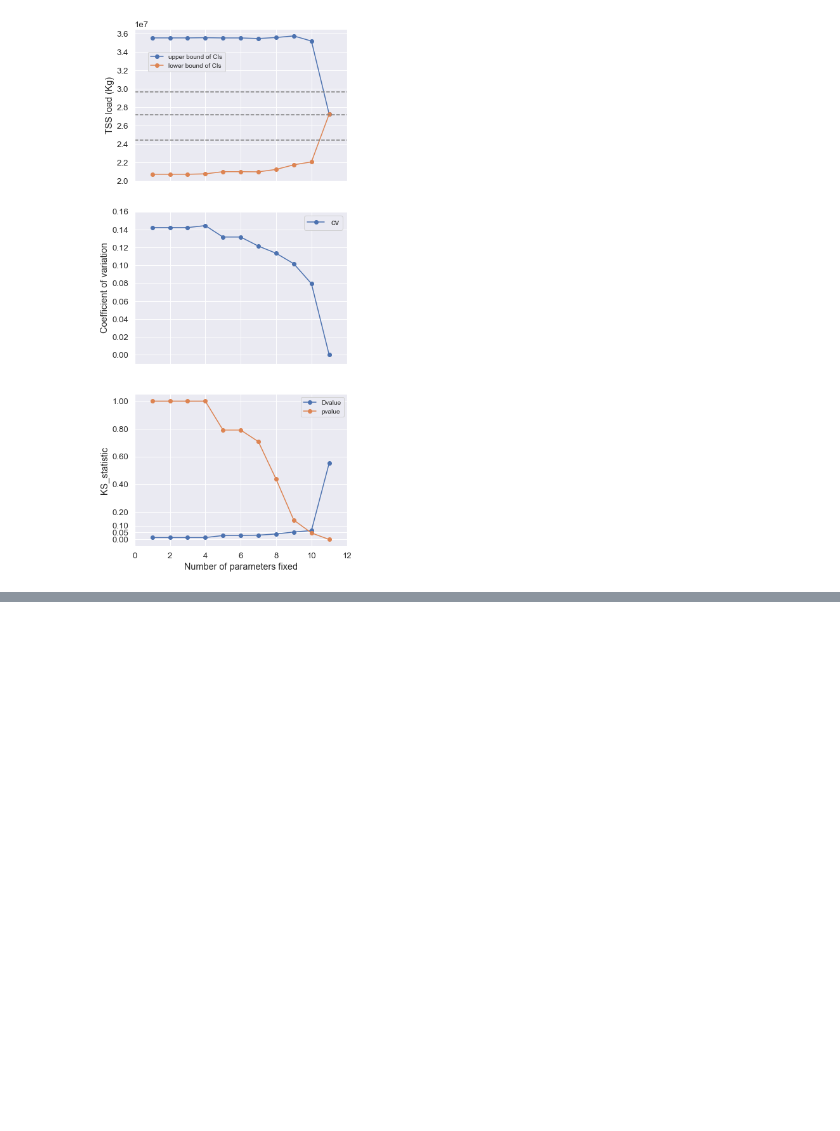
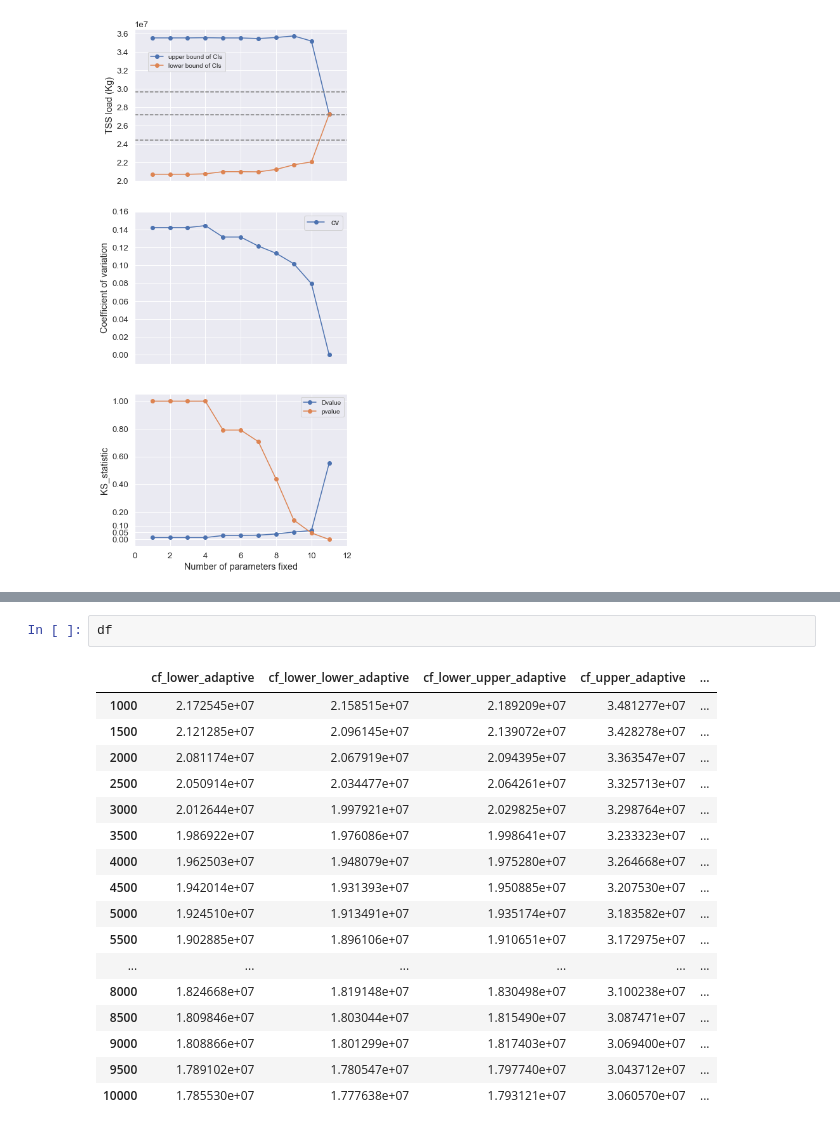
Before and after one commit to QianWanghhu/factor_fixing, a Jupyter notebook: qian_dev/visualization.ipynb, the cells around one changed output, grey strips where cells are left out. Saved outputs shown, nothing was run; the diff lists cells and outputs as text; blank space fills up the shorter version.

```diff
--- a/qian_dev/visualization.ipynb
+++ b/qian_dev/visualization.ipynb
@@ -144,0 +194,20 @@ plt.savefig(f'{fpath_save}/measures_combine.png', format='png', dpi=300, bbox_in
+# %%
+df
+# %% [output]
+|  | cf_lower_adaptive | cf_lower_lower_adaptive | cf_lower_upper_adaptive | cf_upper_adaptive | ... |
+| 1000 | 2.172545e+07 | 2.158515e+07 | 2.189209e+07 | 3.481277e+07 | ... |
+| 1500 | 2.121285e+07 | 2.096145e+07 | 2.139072e+07 | 3.428278e+07 | ... |
+| 2000 | 2.081174e+07 | 2.067919e+07 | 2.094395e+07 | 3.363547e+07 | ... |
+| 2500 | 2.050914e+07 | 2.034477e+07 | 2.064261e+07 | 3.325713e+07 | ... |
+| 3000 | 2.012644e+07 | 1.997921e+07 | 2.029825e+07 | 3.298764e+07 | ... |
+| 3500 | 1.986922e+07 | 1.976086e+07 | 1.998641e+07 | 3.233323e+07 | ... |
+| 4000 | 1.962503e+07 | 1.948079e+07 | 1.975280e+07 | 3.264668e+07 | ... |
+| 4500 | 1.942014e+07 | 1.931393e+07 | 1.950885e+07 | 3.207530e+07 | ... |
+| 5000 | 1.924510e+07 | 1.913491e+07 | 1.935174e+07 | 3.183582e+07 | ... |
+| 5500 | 1.902885e+07 | 1.896106e+07 | 1.910651e+07 | 3.172975e+07 | ... |
+| ... | ... | ... | ... | ... | ... |
+| 8000 | 1.824668e+07 | 1.819148e+07 | 1.830498e+07 | 3.100238e+07 | ... |
+| 8500 | 1.809846e+07 | 1.803044e+07 | 1.815490e+07 | 3.087471e+07 | ... |
+| 9000 | 1.808866e+07 | 1.801299e+07 | 1.817403e+07 | 3.069400e+07 | ... |
+| 9500 | 1.789102e+07 | 1.780547e+07 | 1.797740e+07 | 3.043712e+07 | ... |
+| 10000 | 1.785530e+07 | 1.777638e+07 | 1.793121e+07 | 3.060570e+07 | ... |
```
Also changed, not shown: parts of 8 cells of this notebook.
